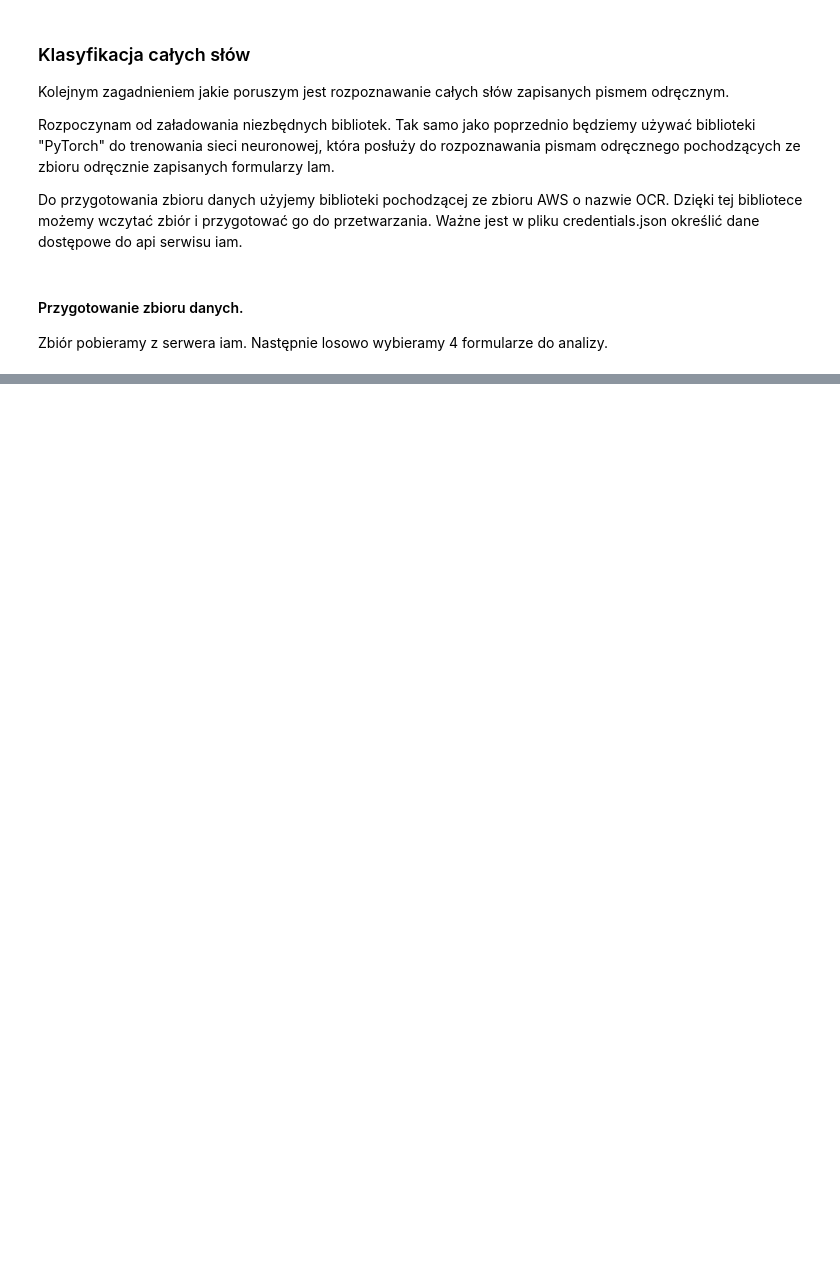
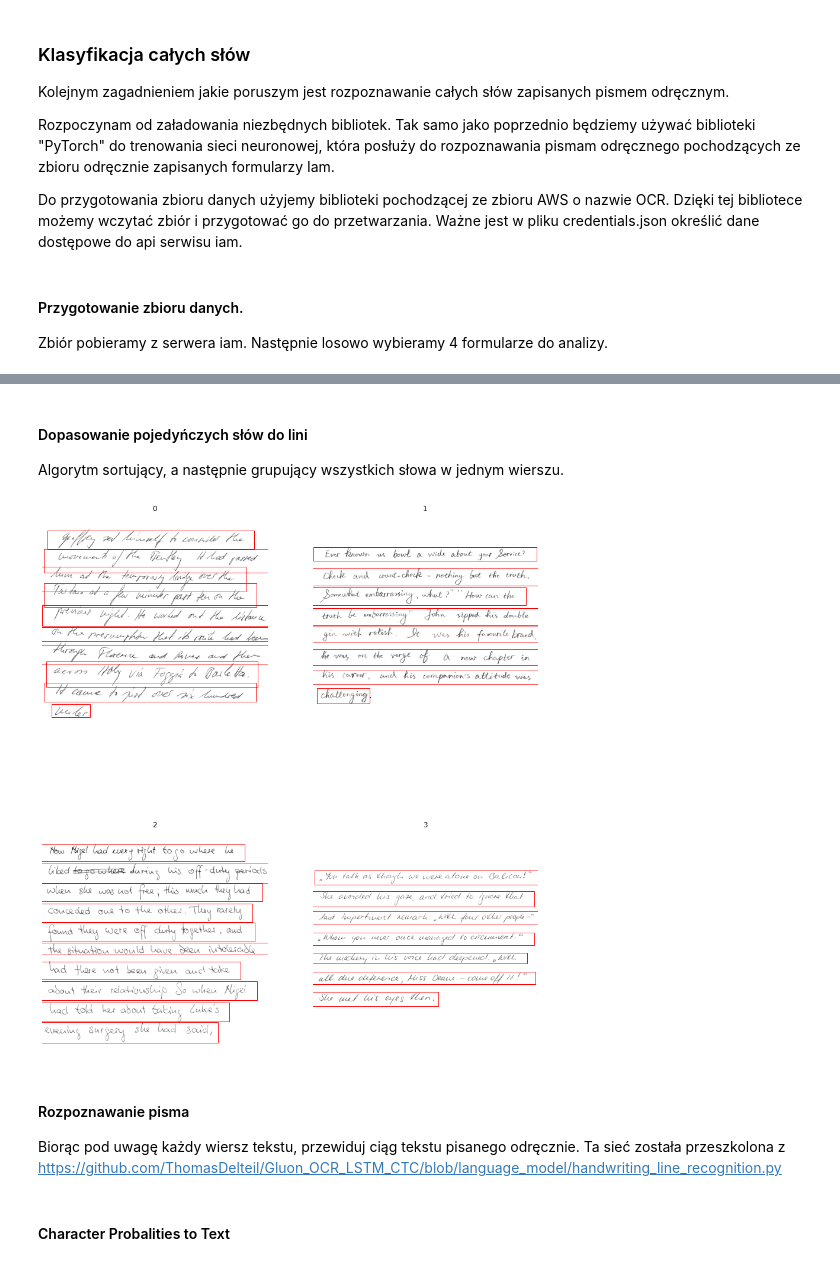
Before and after one commit to Tahimari/OCR-iam, a Jupyter notebook: OCR_iam.ipynb, the cells around one changed output, grey strips where cells are left out. Saved outputs shown, nothing was run; the diff lists cells and outputs as text; code cells hidden in the pictures; blank space fills up the shorter version.

```diff
--- a/OCR_iam.ipynb
+++ b/OCR_iam.ipynb
@@ -59,0 +217,33 @@ MXNetError: GPU is not enabled
+# %% [markdown]
+#### Dopasowanie pojedyńczych słów do lini
+
+Algorytm sortujący, a następnie grupujący wszystkich słowa w jednym wierszu.
+# %%
+line_images_array = []
+fig, axs = plt.subplots(int(len(paragraph_segmented_images)/2), 2,
+                        figsize=(15, 9 * int(len(paragraph_segmented_images)/2)))
+
+for i, paragraph_segmented_image in enumerate(paragraph_segmented_images):
+    s_y, s_x = int(i/2), int(i%2)
+    axs[s_y, s_x].imshow(paragraph_segmented_image, cmap='Greys_r')
+    axs[s_y, s_x].axis('off')
+    axs[s_y, s_x].set_title("{}".format(i))
+
+    predicted_bbs = predicted_words_bbs_array[i]
+    line_bbs = sort_bbs_line_by_line(predicted_bbs, y_overlap=0.4)
+    line_images = crop_line_images(paragraph_segmented_image, line_bbs)
+    line_images_array.append(line_images)
+
+    for line_bb in line_bbs:
+        (x, y, w, h) = line_bb
+        image_h, image_w = paragraph_segmented_image.shape[-2:]
+        (x, y, w, h) = (x * image_w, y * image_h, w * image_w, h * image_h)
+
+        rect = patches.Rectangle((x, y), w, h, fill=False, color="r")
+        axs[s_y, s_x].add_patch(rect)
+# %% [output]
+[figure, added]
+# %% [markdown]
+#### Rozpoznawanie pisma
+Biorąc pod uwagę każdy wiersz tekstu, przewiduj ciąg tekstu pisanego odręcznie. Ta sieć została przeszkolona z
+https://github.com/ThomasDelteil/Gluon_OCR_LSTM_CTC/blob/language_model/handwriting_line_recognition.py
@@ -59,0 +265,2 @@ MXNetError: GPU is not enabled
+# %% [markdown]
+#### Character Probalities to Text
```
Also changed, not shown: parts of 37 cells of this notebook.
